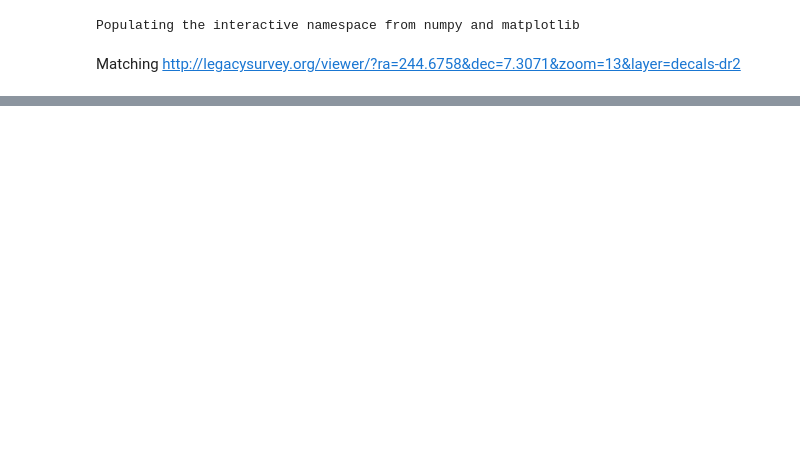
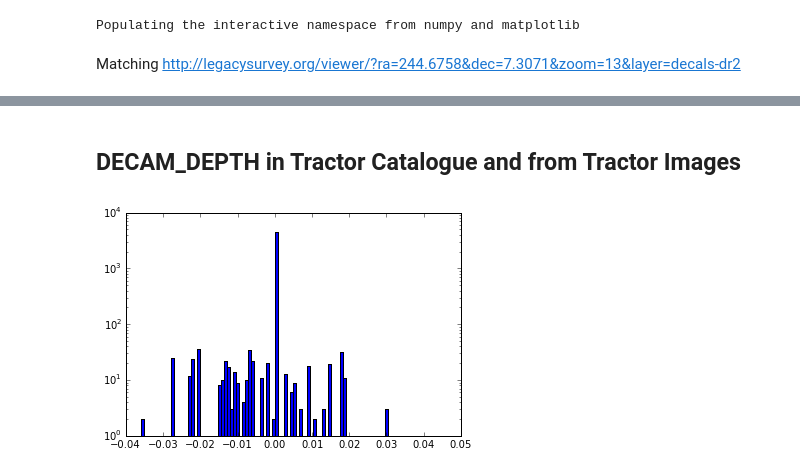
Before and after one commit to bccp/imaginglss-notebooks, a Jupyter notebook: BrickInvestigation.ipynb, the cells around one changed output, grey strips where cells are left out. Drawn from its saved outputs; the diff is of its cells as text; code cells hidden in the pictures; blank space fills up the shorter version.

```diff
--- a/BrickInvestigation.ipynb
+++ b/BrickInvestigation.ipynb
@@ -31,0 +42,11 @@ BGS = completeness.BGS(sigma)(targetselection.BGS(tractor))
+# %% [markdown]
+## DECAM_DEPTH in Tractor Catalogue and from Tractor Images
+# %%
+_ = hist(tractor['DECAM_DEPTH'][:, 4] /  depth['DECAM_DEPTH'][:, 4] - 1,
+         range=(-0.04, 0.04), bins=100, log=True)
+xlabel('Relative Discrepency')
+#loglog()
+#bad = abs(tractor['DECAM_DEPTH'][:, 4] /  depth['DECAM_FLUX_IVAR'][:, 4] - 1) > 0.01
+#print bad.sum(), len(tractor)
+# %% [output]
+[figure, added]
```
Also changed, not shown: parts of 7 cells of this notebook.
